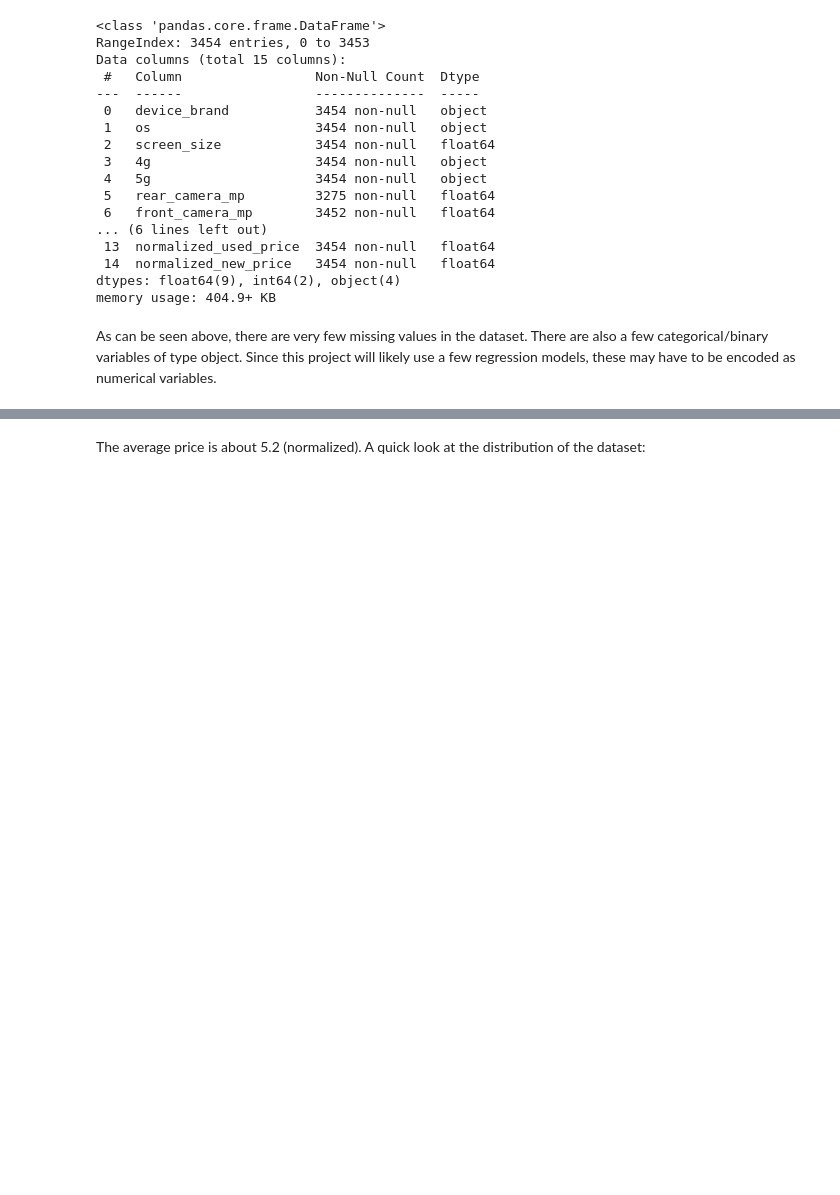
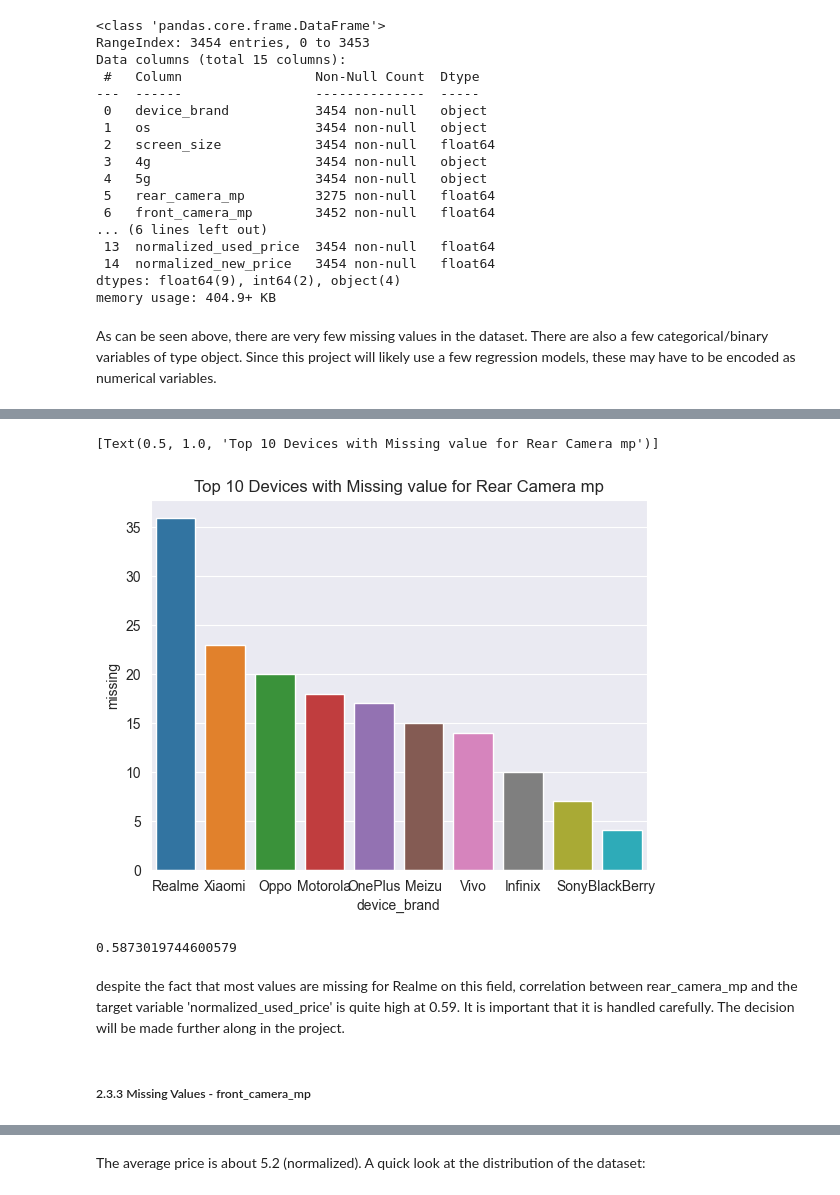
Before and after one commit to Thaps/ProjectPro, a Jupyter notebook: My Projects/ProjectPro/BigMart_Sales_Prediction/Notebooks/Exploratory Data Analysis.ipynb, the cells around one changed output, grey strips where cells are left out. Cells and saved outputs as stored; diff of their text form; code cells hidden in the pictures; blank space fills up the shorter version.

Commit message:
Used Devices Price Predictions

```diff
--- a/My Projects/ProjectPro/BigMart_Sales_Prediction/Notebooks/Exploratory Data Analysis.ipynb
+++ b/My Projects/ProjectPro/BigMart_Sales_Prediction/Notebooks/Exploratory Data Analysis.ipynb
@@ -130,0 +233,17 @@ As can be seen above, there are very few missing values in the dataset. There ar
+# %%
+# Top 10 Devices with missing value for rear camera mp
+sns.barplot(x=frame['missing'].index[0:10], y=frame['missing'][0:10]).set(
+    title='Top 10 Devices with Missing value for Rear Camera mp')
+# %% [output]
+[Text(0.5, 1.0, 'Top 10 Devices with Missing value for Rear Camera mp')]
+[figure, added]
+# %%
+# Correlation of rear camera mp to the target nomalized used price
+corr_df = df[df['rear_camera_mp'].isna() == False]
+corr_df['rear_camera_mp'].corr(corr_df['normalized_used_price'])
+# %% [output]
+0.5873019744600579
+# %% [markdown]
+despite the fact that most values are missing for Realme on this field, correlation between rear_camera_mp and the target variable 'normalized_used_price' is quite high at 0.59. It is important that it is handled carefully. The decision will be made further along in the project.
+# %% [markdown]
+<h5>2.3.3 Missing Values - front_camera_mp</h5>
```
Also changed, not shown: parts of 209 cells of this notebook, 17 other files.
